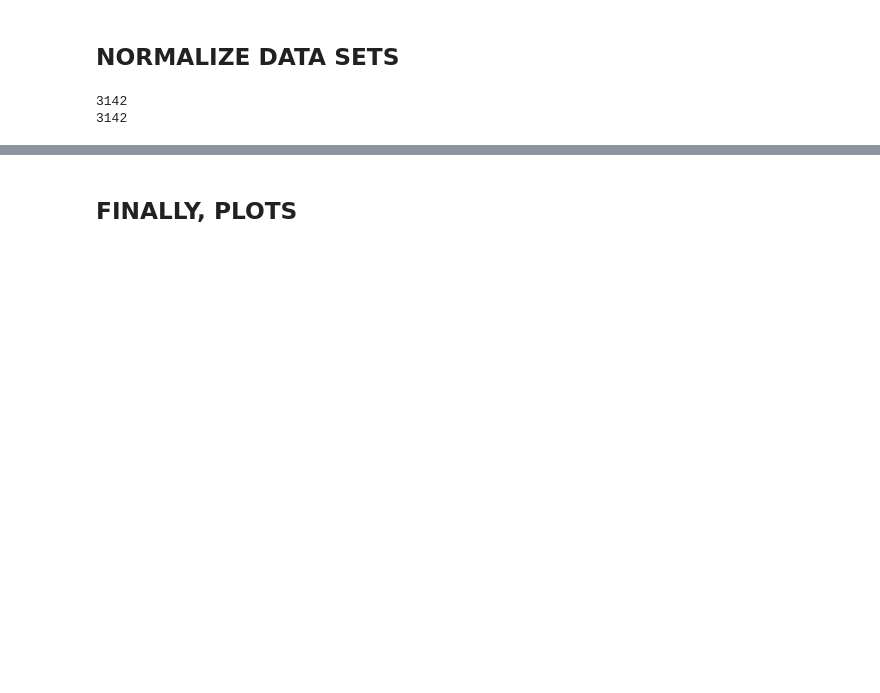
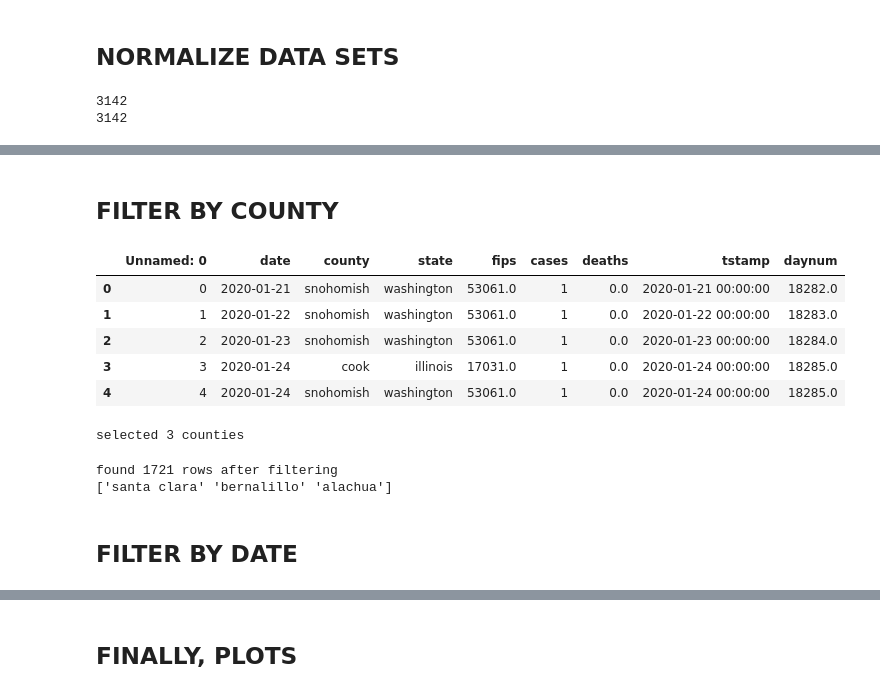
Before and after one commit to robyu/covid, a Jupyter notebook: analyze-nytimes-covid-county.ipynb, the cells around one changed output, grey strips where cells are left out. Saved outputs shown, nothing was run; the diff lists cells and outputs as text; code cells hidden in the pictures; blank space fills up the shorter version.

```diff
--- a/analyze-nytimes-covid-county.ipynb
+++ b/analyze-nytimes-covid-county.ipynb
@@ -116,0 +156,55 @@ assert len(mismatch_list)==0, f"found {len(mismatch_list)} (county,state) mismat
+# %% [markdown]
+## FILTER BY COUNTY
+# %%
+READ_DF_FROM_FILE=True
+normalized_nyt_fname = "normalized_nyt.pickle"
+normalized_pop_fname = "normalized_pop.pickle"
+if READ_DF_FROM_FILE:
+    nyt_df1, pop_df1 = cvd.unpickle_dataframes(normalized_nyt_fname,
+                                              normalized_pop_fname)
+
+#end
+nyt_df1.head()
+#print(type(nyt_df1['tstamp'][0]))
+# %% [output]
+|  | Unnamed: 0 | date | county | state | fips | cases | deaths | tstamp | daynum |
+| 0 | 0 | 2020-01-21 | snohomish | washington | 53061.0 | 1 | 0.0 | 2020-01-21 00:00:00 | 18282.0 |
+| 1 | 1 | 2020-01-22 | snohomish | washington | 53061.0 | 1 | 0.0 | 2020-01-22 00:00:00 | 18283.0 |
+| 2 | 2 | 2020-01-23 | snohomish | washington | 53061.0 | 1 | 0.0 | 2020-01-23 00:00:00 | 18284.0 |
+| 3 | 3 | 2020-01-24 | cook | illinois | 17031.0 | 1 | 0.0 | 2020-01-24 00:00:00 | 18285.0 |
+| 4 | 4 | 2020-01-24 | snohomish | washington | 53061.0 | 1 | 0.0 | 2020-01-24 00:00:00 | 18285.0 |
+# %%
+# generate county-state filter
+# Uncomment the county selection criteria below
+COUNTY_CRITERIA="manual_selection"
+#COUNTY_CRITERIA="all"
+
+if COUNTY_CRITERIA=='all':
+    just_sc_df = nyt_df1.loc[:,['county','state']]
+    just_sc_df = just_sc_df.drop_duplicates()
+    cs_list = [(row['county'],row['state']) for index, row in just_sc_df.iterrows()]
+elif COUNTY_CRITERIA=='manual_selection':
+    cs_list = [('santa clara', 'california'),('bernalillo','new mexico'),('alachua','florida')]
+    #cs_list = [('santa clara', 'california')]
+    #cs_list = [('lane', 'oregon')]
+else:
+    assert False, "invalid selection"
+#end
+
+print(f"selected {len(cs_list)} counties")
+assert len(cs_list) > 0
+# %% [output]
+selected 3 counties
+# %%
+#
+# discard (county,state) rows not in our list
+nyt_df2 = cvd.filter_rows_by_state_county(nyt_df1, cs_list).reset_index()
+print(f"found {len(nyt_df2)} rows after filtering")
+
+print(nyt_df2['county'].unique())
+# %% [output]
+found 1721 rows after filtering
+['santa clara' 'bernalillo' 'alachua']
+# %% [markdown]
+
+## FILTER BY DATE
```
Also changed, not shown: parts of 40 cells of this notebook, 2 other files.
